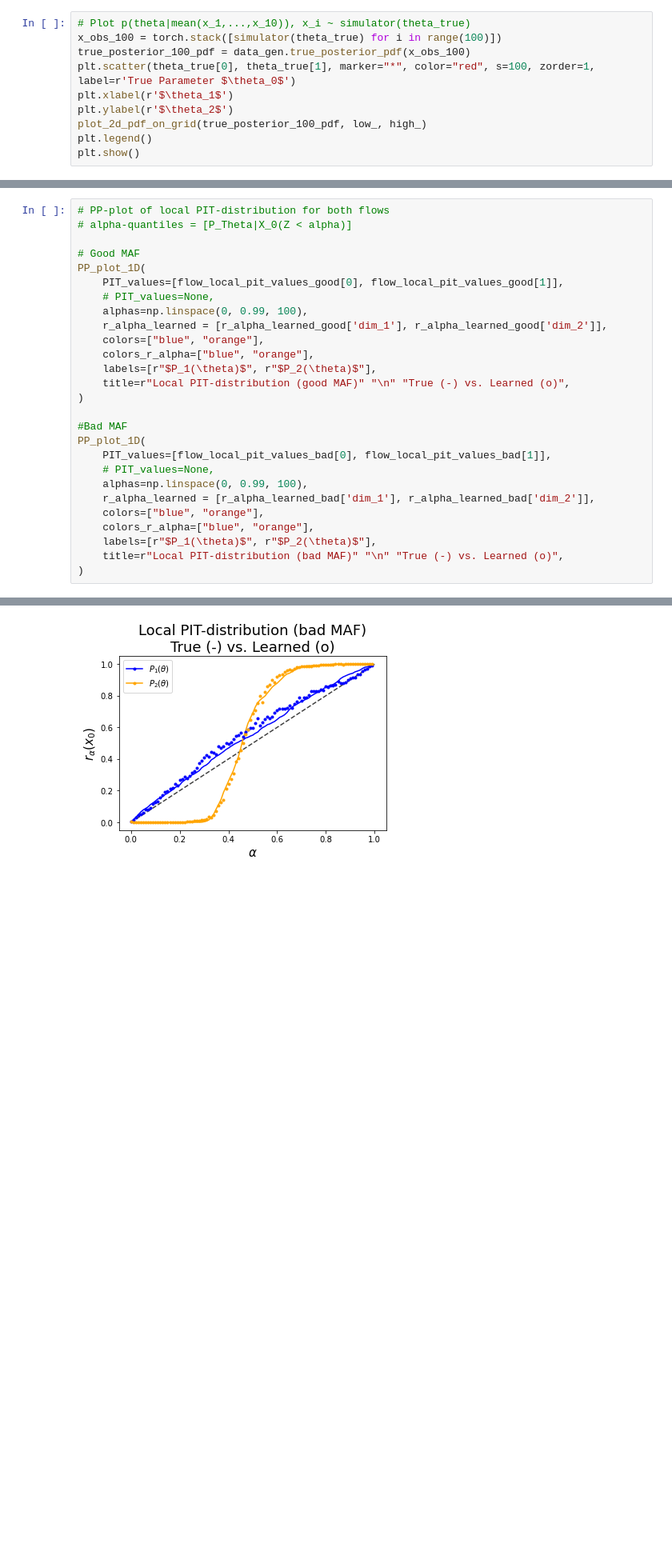
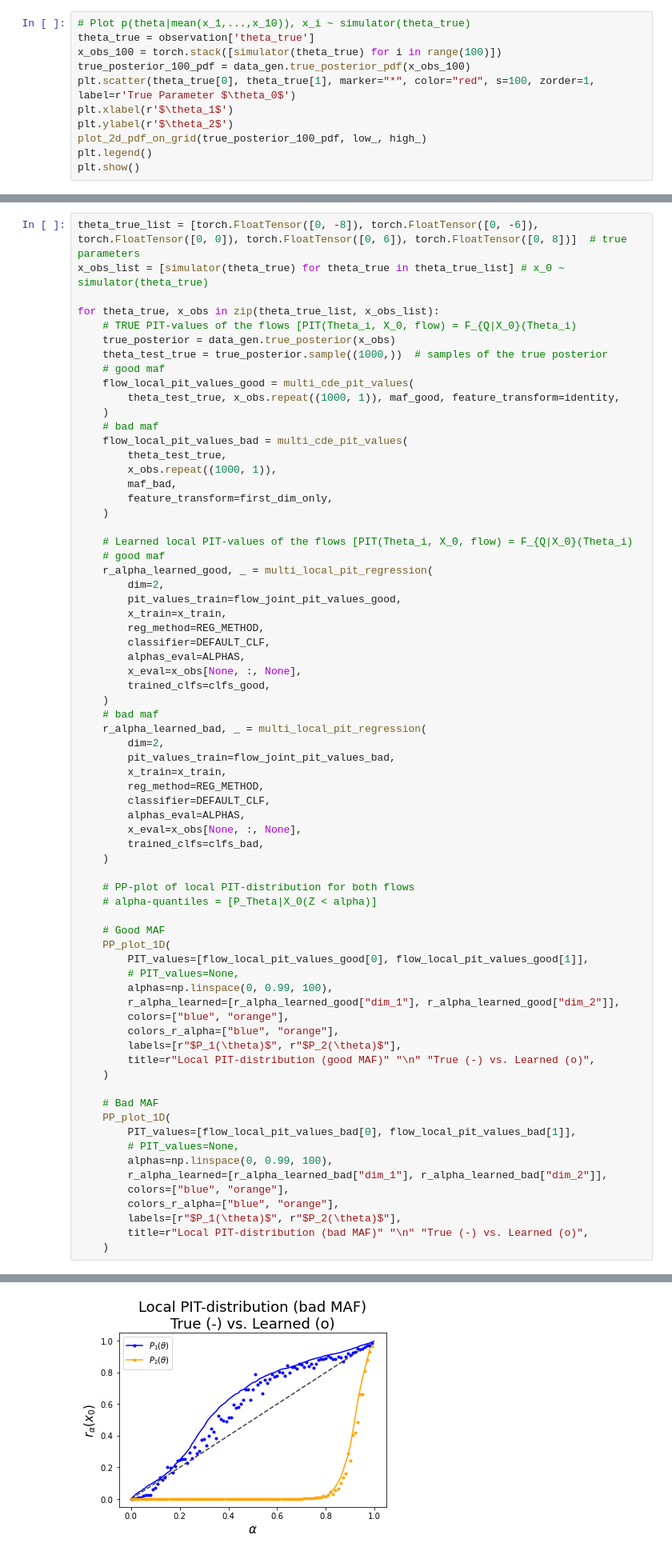
Before and after one commit to JuliaLinhart/valDiags_flows, a Jupyter notebook: SBI_example.ipynb, the cells around one changed output, grey strips where cells are left out. Shown at 80% size. Saved outputs shown, nothing was run; the diff lists cells and outputs as text; blank space fills up the shorter version.

Commit message:
local analysis for different x_0

```diff
--- a/SBI_example.ipynb
+++ b/SBI_example.ipynb
@@ -96,6 +96,7 @@ $$x_i \sim p(x\mid \theta_0) = \mathcal{N}(\theta_0,\Sigma) \rightarrow x_{mean}
 So $p(\theta \mid x_{mean}) \approx p(\theta \mid \theta_0) =\mathcal{N}(\theta_0, \Sigma)$.
 # %%
 # Plot p(theta|mean(x_1,...,x_10)), x_i ~ simulator(theta_true)
+theta_true = observation['theta_true']
 x_obs_100 = torch.stack([simulator(theta_true) for i in range(100)])
 true_posterior_100_pdf = data_gen.true_posterior_pdf(x_obs_100)
 plt.scatter(theta_true[0], theta_true[1], marker="*", color="red", s=100, zorder=1, label=r'True Parameter $\theta_0$')
@@ -408,28 +387,71 @@ else:
 # %%
-# PP-plot of local PIT-distribution for both flows
-# alpha-quantiles = [P_Theta|X_0(Z < alpha)]
+theta_true_list = [torch.FloatTensor([0, -8]), torch.FloatTensor([0, -6]), torch.FloatTensor([0, 0]), torch.FloatTensor([0, 6]), torch.FloatTensor([0, 8])]  # true parameters
+x_obs_list = [simulator(theta_true) for theta_true in theta_true_list] # x_0 ~ simulator(theta_true)
 
-# Good MAF
-PP_plot_1D(
-    PIT_values=[flow_local_pit_values_good[0], flow_local_pit_values_good[1]],
-    # PIT_values=None,
-    alphas=np.linspace(0, 0.99, 100),
-    r_alpha_learned = [r_alpha_learned_good['dim_1'], r_alpha_learned_good['dim_2']],
-    colors=["blue", "orange"],
-    colors_r_alpha=["blue", "orange"],
-    labels=[r"$P_1(\theta)$", r"$P_2(\theta)$"],
-    title=r"Local PIT-distribution (good MAF)" "\n" "True (-) vs. Learned (o)",
-)
+for theta_true, x_obs in zip(theta_true_list, x_obs_list):
+    # TRUE PIT-values of the flows [PIT(Theta_i, X_0, flow) = F_{Q|X_0}(Theta_i)
+    true_posterior = data_gen.true_posterior(x_obs)
+    theta_test_true = true_posterior.sample((1000,))  # samples of the true posterior
+    # good maf
+    flow_local_pit_values_good = multi_cde_pit_values(
+        theta_test_true, x_obs.repeat((1000, 1)), maf_good, feature_transform=identity,
+    )
+    # bad maf
+    flow_local_pit_values_bad = multi_cde_pit_values(
+        theta_test_true,
+        x_obs.repeat((1000, 1)),
+        maf_bad,
+        feature_transform=first_dim_only,
+    )
 
-#Bad MAF
-PP_plot_1D(
-    PIT_values=[flow_local_pit_values_bad[0], flow_local_pit_values_bad[1]],
-    # PIT_values=None,
-    alphas=np.linspace(0, 0.99, 100),
-    r_alpha_learned = [r_alpha_learned_bad['dim_1'], r_alpha_learned_bad['dim_2']],
-    colors=["blue", "orange"],
-    colors_r_alpha=["blue", "orange"],
-    labels=[r"$P_1(\theta)$", r"$P_2(\theta)$"],
-    title=r"Local PIT-distribution (bad MAF)" "\n" "True (-) vs. Learned (o)",
-)
+    # Learned local PIT-values of the flows [PIT(Theta_i, X_0, flow) = F_{Q|X_0}(Theta_i)
+    # good maf
+    r_alpha_learned_good, _ = multi_local_pit_regression(
+        dim=2,
+        pit_values_train=flow_joint_pit_values_good,
+        x_train=x_train,
+        reg_method=REG_METHOD,
+        classifier=DEFAULT_CLF,
+        alphas_eval=ALPHAS,
+        x_eval=x_obs[None, :, None],
+        trained_clfs=clfs_good,
+    )
+    # bad maf
+    r_alpha_learned_bad, _ = multi_local_pit_regression(
+        dim=2,
+        pit_values_train=flow_joint_pit_values_bad,
+        x_train=x_train,
+        reg_method=REG_METHOD,
+        classifier=DEFAULT_CLF,
+        alphas_eval=ALPHAS,
+        x_eval=x_obs[None, :, None],
+        trained_clfs=clfs_bad,
+    )
+
+    # PP-plot of local PIT-distribution for both flows
+    # alpha-quantiles = [P_Theta|X_0(Z < alpha)]
+
+    # Good MAF
+    PP_plot_1D(
+        PIT_values=[flow_local_pit_values_good[0], flow_local_pit_values_good[1]],
+        # PIT_values=None,
+        alphas=np.linspace(0, 0.99, 100),
+        r_alpha_learned=[r_alpha_learned_good["dim_1"], r_alpha_learned_good["dim_2"]],
+        colors=["blue", "orange"],
+        colors_r_alpha=["blue", "orange"],
+        labels=[r"$P_1(\theta)$", r"$P_2(\theta)$"],
+        title=r"Local PIT-distribution (good MAF)" "\n" "True (-) vs. Learned (o)",
+    )
+
+    # Bad MAF
+    PP_plot_1D(
+        PIT_values=[flow_local_pit_values_bad[0], flow_local_pit_values_bad[1]],
+        # PIT_values=None,
+        alphas=np.linspace(0, 0.99, 100),
+        r_alpha_learned=[r_alpha_learned_bad["dim_1"], r_alpha_learned_bad["dim_2"]],
+        colors=["blue", "orange"],
+        colors_r_alpha=["blue", "orange"],
+        labels=[r"$P_1(\theta)$", r"$P_2(\theta)$"],
+        title=r"Local PIT-distribution (bad MAF)" "\n" "True (-) vs. Learned (o)",
+    )
 # %% [output]
@@ -437 +459 @@ PP_plot_1D(
-[figure, old version]
+[figure, new version]
```
Also changed, not shown: parts of 13 cells of this notebook.
